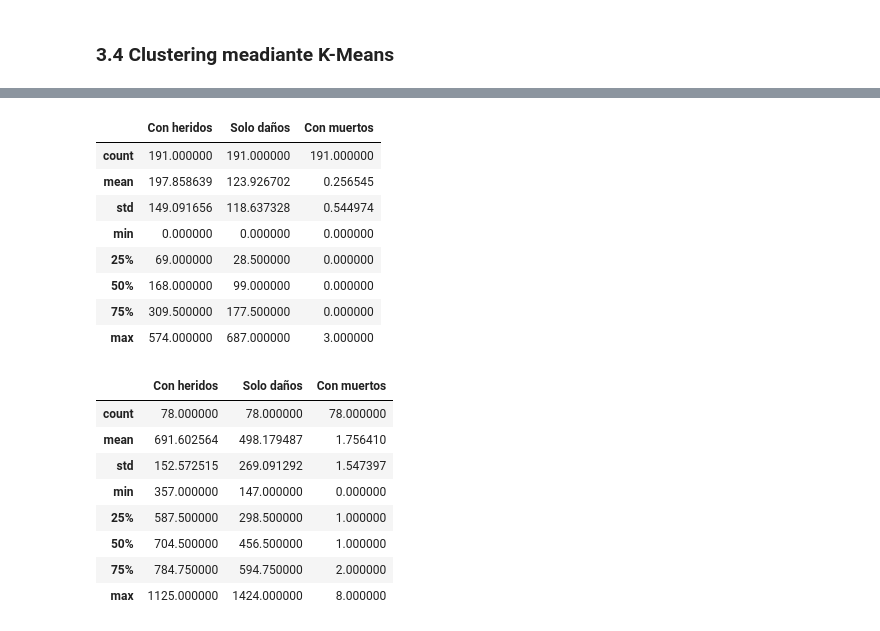
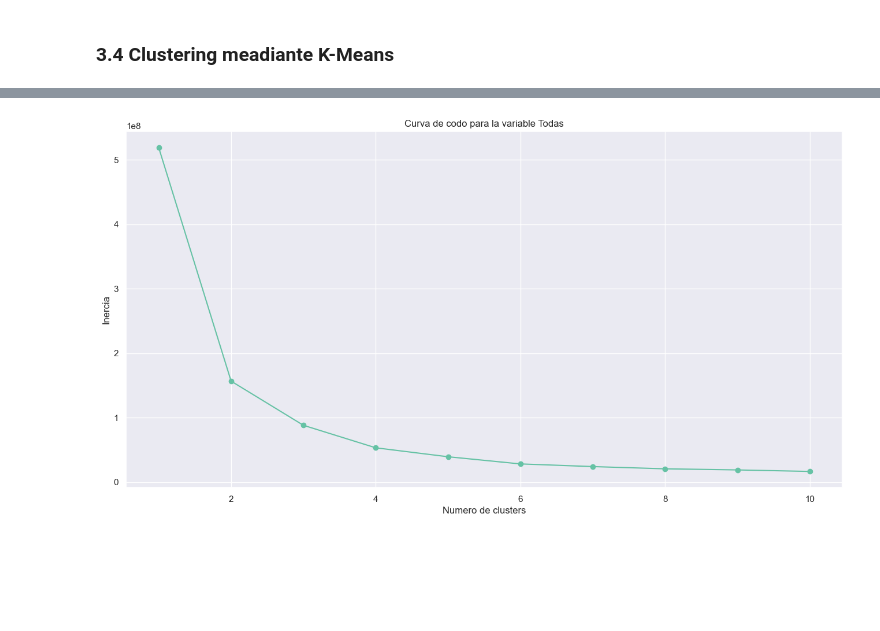
Before and after one commit to dgilrua/proyecto2-analitica, a Jupyter notebook: main.ipynb, the cells around one changed output, grey strips where cells are left out. Cells and saved outputs as stored; diff of their text form; code cells hidden in the pictures; blank space fills up the shorter version.

```diff
--- a/main.ipynb
+++ b/main.ipynb
@@ -1020,2 +1045,7 @@ columnas_clustering_dia_semana = df_agrupamiento.iloc[:, 12:14]
+# %%
+#Grafica curva de codo para la variable todas las variables en general
+curva_codo(df_agrupamiento.iloc[:, 3:14], 'Todas')
+# %% [output]
+[figure, added]
 # %%
 #Llamamos la funcion de creacion de clusters para cada uno de los dataframes
@@ -1025,24 +1055,0 @@ creacion_clusters(columnas_clustering_dia_semana, 'CLUSTER_DIA_SEMANA')
-# %%
-df_agrupamiento[df_agrupamiento['CLUSTER_GRAVEDAD'] == 0][['Con heridos', 'Solo daños', 'Con muertos']].describe()
-# %% [output]
-|  | Con heridos | Solo daños | Con muertos |
-| count | 191.000000 | 191.000000 | 191.000000 |
-| mean | 197.858639 | 123.926702 | 0.256545 |
-| std | 149.091656 | 118.637328 | 0.544974 |
-| min | 0.000000 | 0.000000 | 0.000000 |
-| 25% | 69.000000 | 28.500000 | 0.000000 |
-| 50% | 168.000000 | 99.000000 | 0.000000 |
-| 75% | 309.500000 | 177.500000 | 0.000000 |
-| max | 574.000000 | 687.000000 | 3.000000 |
-# %%
-df_agrupamiento[df_agrupamiento['CLUSTER_GRAVEDAD'] == 1][['Con heridos', 'Solo daños', 'Con muertos']].describe()
-# %% [output]
-|  | Con heridos | Solo daños | Con muertos |
-| count | 78.000000 | 78.000000 | 78.000000 |
-| mean | 691.602564 | 498.179487 | 1.756410 |
-| std | 152.572515 | 269.091292 | 1.547397 |
-| min | 357.000000 | 147.000000 | 0.000000 |
-| 25% | 587.500000 | 298.500000 | 1.000000 |
-| 50% | 704.500000 | 456.500000 | 1.000000 |
-| 75% | 784.750000 | 594.750000 | 2.000000 |
-| max | 1125.000000 | 1424.000000 | 8.000000 |
```
Also changed, not shown: parts of 18 cells of this notebook.
